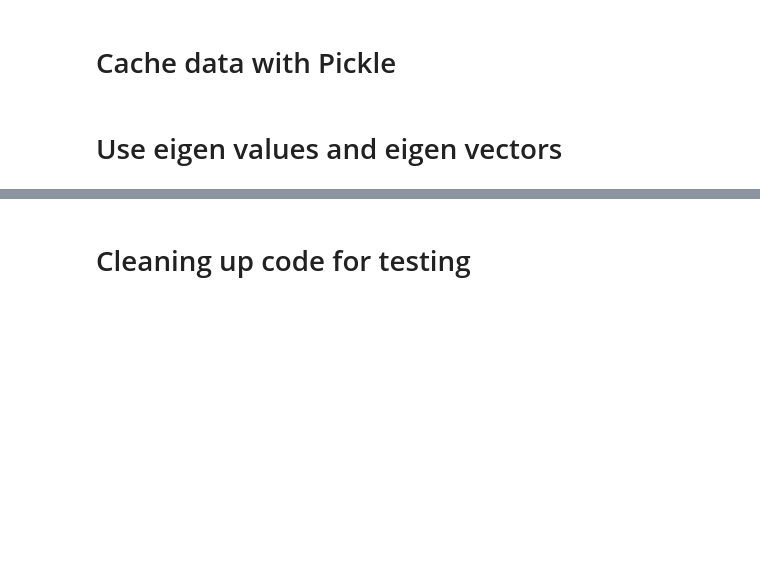
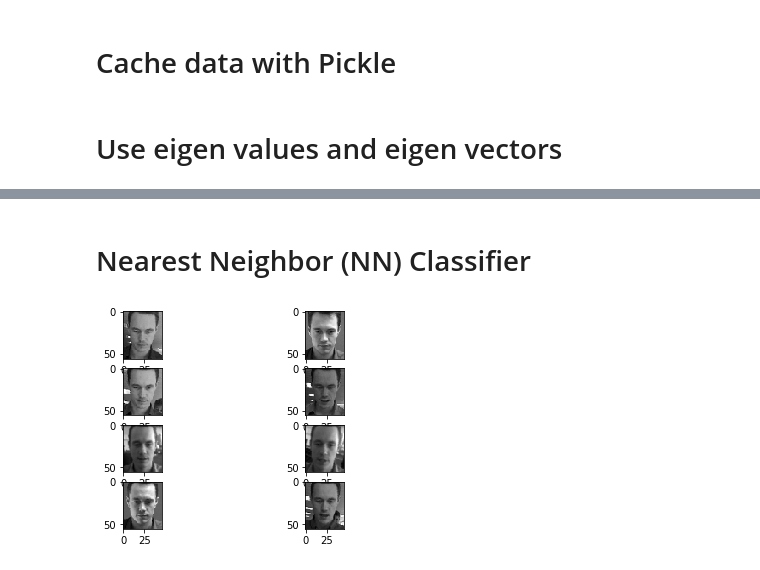
Before and after one commit to CliveWongTohSoon/PatternRecognition2018, a Jupyter notebook: Coursework1/Coursework1.ipynb, the cells around one changed output, grey strips where cells are left out. Saved outputs shown, nothing was run; the diff lists cells and outputs as text; code cells hidden in the pictures; blank space fills up the shorter version.

```diff
--- a/Coursework1/Coursework1.ipynb
+++ b/Coursework1/Coursework1.ipynb
@@ -151,22 +161,21 @@ plt.show()
-# %% [markdown]
-# Cleaning up code for testing
+# %% [markdown]
+# Nearest Neighbor (NN) Classifier
 # %%
-def NNClassifier (w_training, training_label, m_eigvecs, mean_image, test_image):
+def nn_classifier(w_training, training_label, m_eigvecs, mean_image, face_image):
     # map test image onto eigenspace
-    phi = test_image - mean_image
-    #plot_face(test_image)
-    a_test = m_eigvecs.T.dot(phi)
-    print(a_test.shape)
-    print(w_training.shape)
-    print((w_training-a_test).shape)
-    dist = np.linalg.norm(w_training-a_test,axis=1)
-    print(dist.shape)
+    # normalize
+    phi = face_image - mean_image
+    # project on the eigenspace and represent the projection as w
+    w = m_eigvecs.T.dot(phi)
+    # calculate the distance
+    dist = np.linalg.norm(w_training - w, axis=1)
     return training_label[np.argmin(dist)]
 
-result = NNClassifier (a, train_label, m_eigvecs, face_avg, test_image[:, 39])
-print(result)
-print(test_label[39])
-print(test_label)
-print(train_label)
-plt.subplot(211), plot_face(test_image[:,39])
-plt.subplot(212), plot_face(train_image[:,0])
+face_image = test_image[:, 11]
+predicted_label = nn_classifier(a, train_label, m_eigvecs, face_avg, face_image)
+images = select_image_by_label(predicted_label, train_label, train_image)
+f = face_image.reshape(face_image.shape[0], 1)
+all_images = np.hstack((images, f))
+plot_all_faces(all_images)
+# %% [output]
+[figure, added]
```
Also changed, not shown: parts of 8 cells of this notebook.
